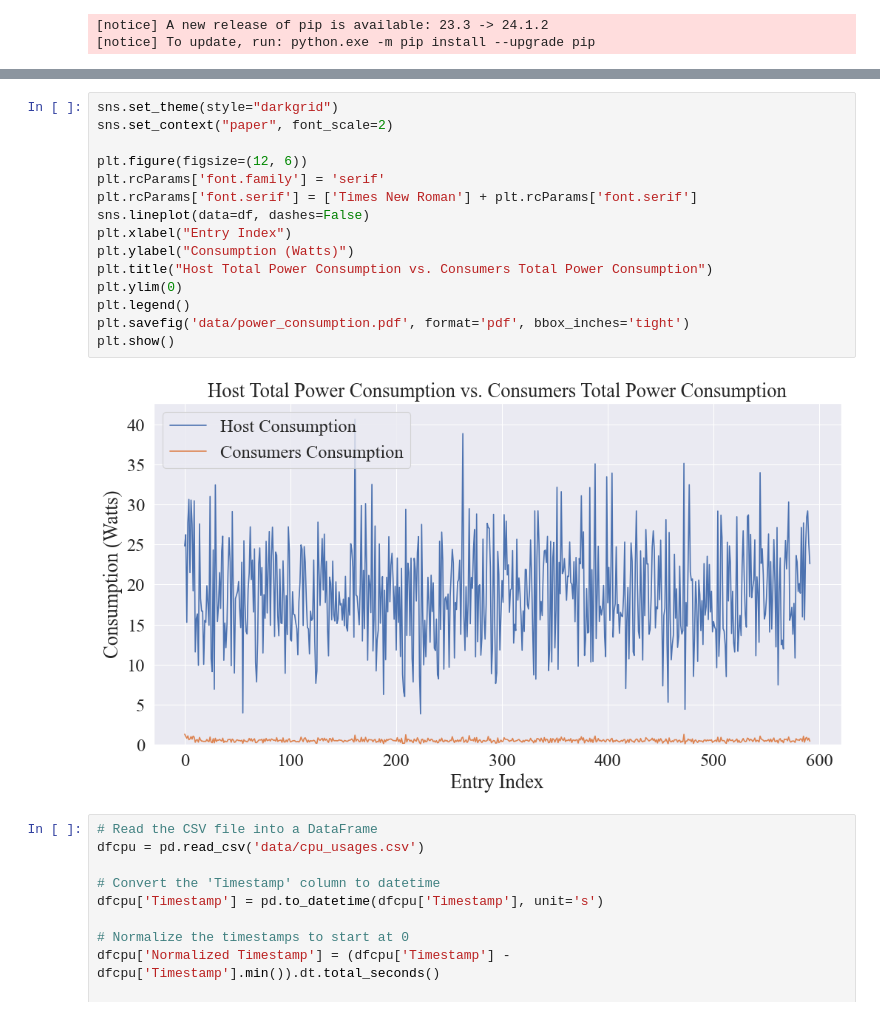
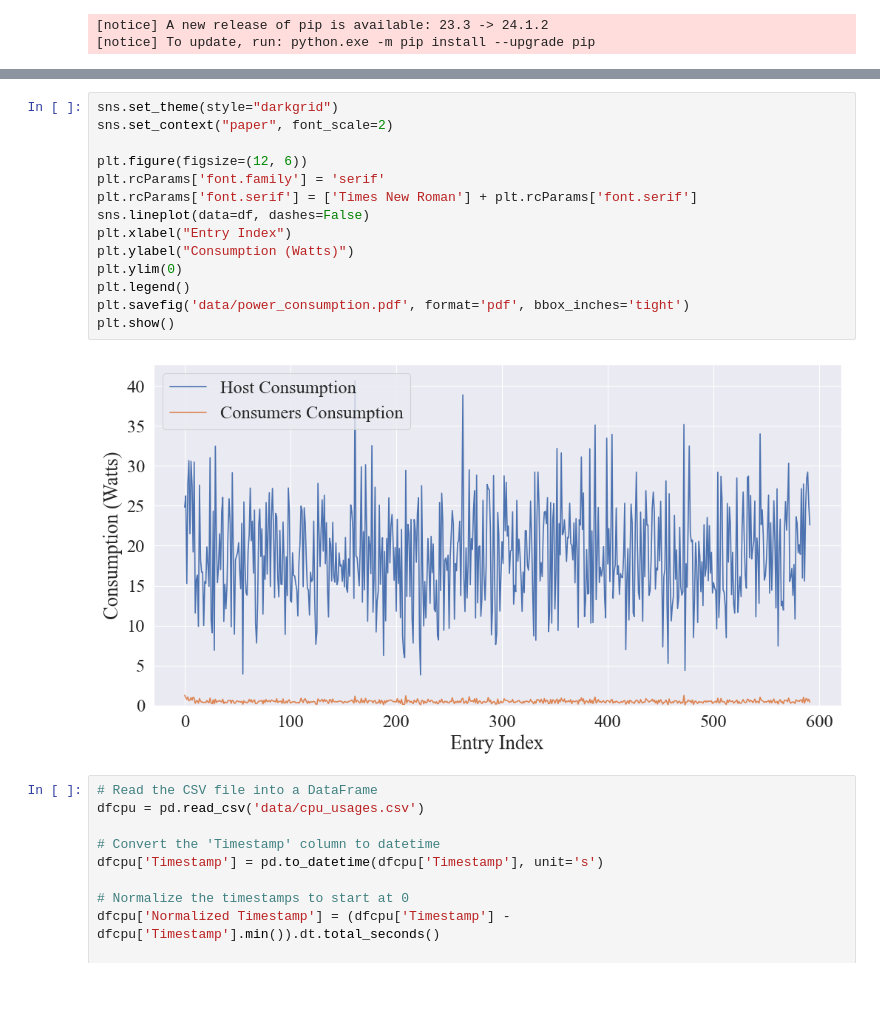
Before and after one commit to philippsommer27/2024-msc-thesis-misc, a Jupyter notebook: scaph_analysis/scaphandre_analysis.ipynb, the cells around one changed output, grey strips where cells are left out. Cells and saved outputs as stored; diff of their text form; blank space fills up the shorter version.

Commit message:
Adjust scaph analysis graphs

```diff
--- a/scaph_analysis/scaphandre_analysis.ipynb
+++ b/scaph_analysis/scaphandre_analysis.ipynb
@@ -79,20 +87,19 @@ Average percentage of consumers consumption to host consumption: 2.7681370865582
 # %%
 sns.set_theme(style="darkgrid")
 sns.set_context("paper", font_scale=2)
 
 plt.figure(figsize=(12, 6))
 plt.rcParams['font.family'] = 'serif'
 plt.rcParams['font.serif'] = ['Times New Roman'] + plt.rcParams['font.serif']
 sns.lineplot(data=df, dashes=False)
 plt.xlabel("Entry Index")
 plt.ylabel("Consumption (Watts)")
-plt.title("Host Total Power Consumption vs. Consumers Total Power Consumption")
 plt.ylim(0)
 plt.legend()
 plt.savefig('data/power_consumption.pdf', format='pdf', bbox_inches='tight')
 plt.show()
 # %% [output]
-[figure, old version]
+[figure, new version]
 # %%
 # Read the CSV file into a DataFrame
 dfcpu = pd.read_csv('data/cpu_usages.csv')
```
Also changed, not shown: parts of 1 cell of this notebook, 2 other files.
